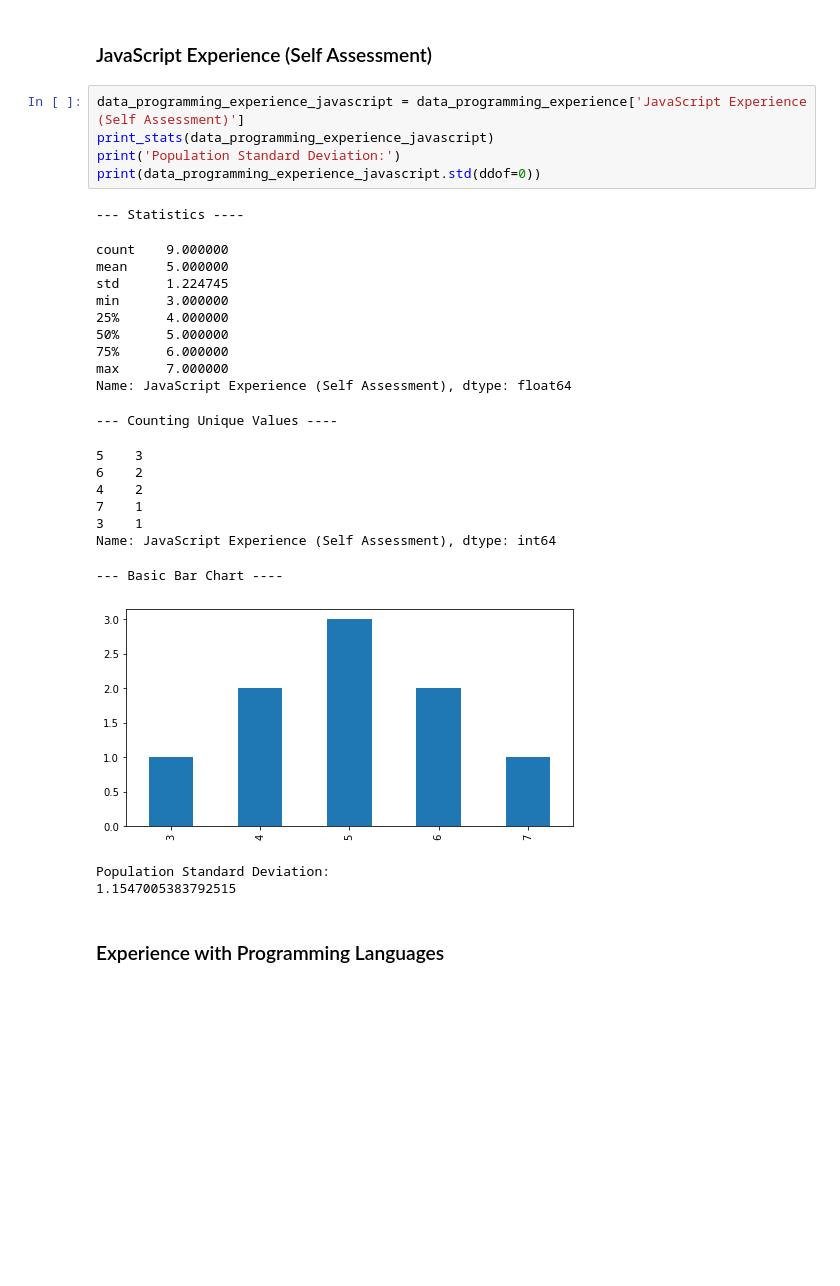
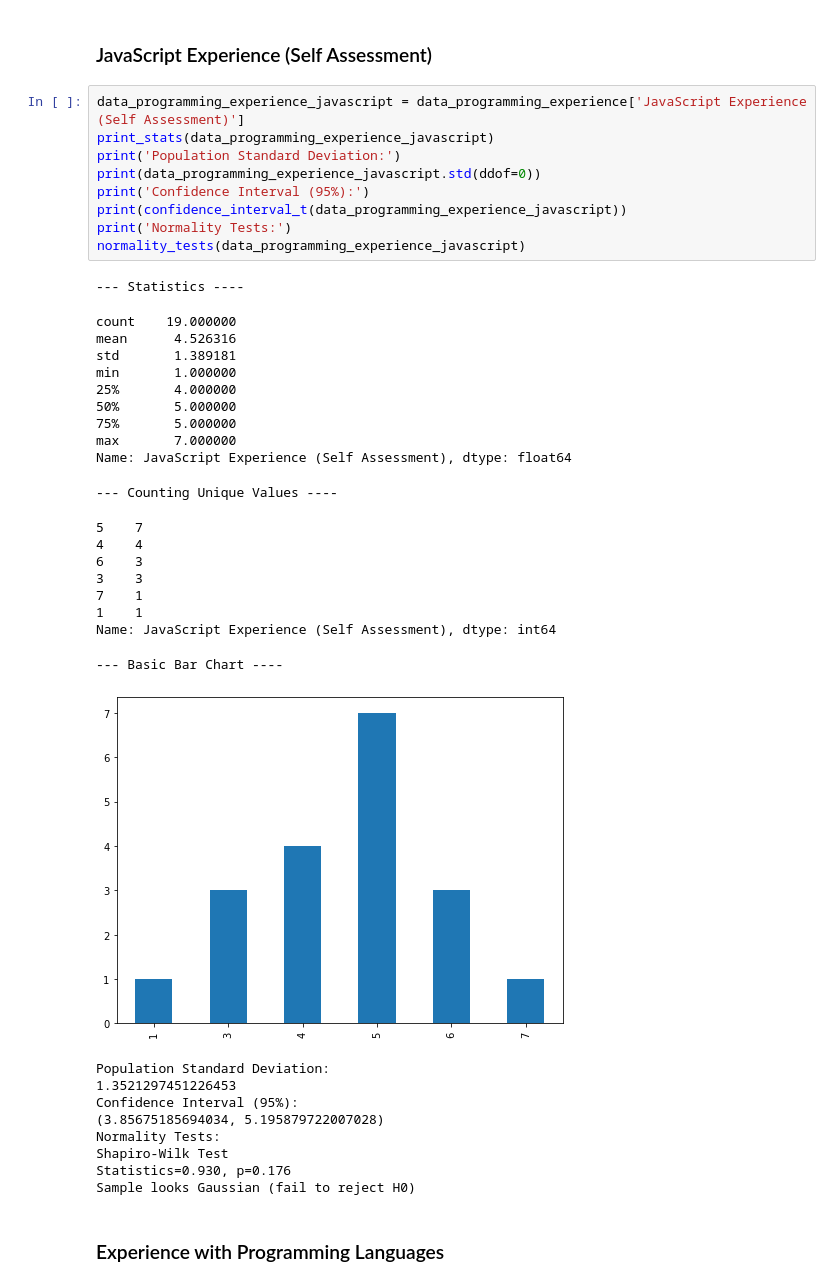
Before and after one commit to YanuX-Framework/YanuX-Cruncher, a Jupyter notebook: YanuXSkeletronUserStudy.ipynb, the cells around one changed output. Saved outputs shown, nothing was run; the diff lists cells and outputs as text; blank space fills up the shorter version.

```diff
--- a/YanuXSkeletronUserStudy.ipynb
+++ b/YanuXSkeletronUserStudy.ipynb
@@ -350,30 +586,41 @@ Population Standard Deviation:
 # %%
 data_programming_experience_javascript = data_programming_experience['JavaScript Experience (Self Assessment)']
 print_stats(data_programming_experience_javascript)
 print('Population Standard Deviation:')
 print(data_programming_experience_javascript.std(ddof=0))
+print('Confidence Interval (95%):')
+print(confidence_interval_t(data_programming_experience_javascript))
+print('Normality Tests:')
+normality_tests(data_programming_experience_javascript)
 # %% [output]
 --- Statistics ----
-count    9.000000
-mean     5.000000
-std      1.224745
-min      3.000000
-25%      4.000000
-50%      5.000000
-75%      6.000000
-max      7.000000
+count    19.000000
+mean      4.526316
+std       1.389181
+min       1.000000
+25%       4.000000
+50%       5.000000
+75%       5.000000
+max       7.000000
 Name: JavaScript Experience (Self Assessment), dtype: float64
 --- Counting Unique Values ----
-5    3
-6    2
-4    2
+5    7
+4    4
+6    3
+3    3
 7    1
-3    1
+1    1
 Name: JavaScript Experience (Self Assessment), dtype: int64
 --- Basic Bar Chart ----
-[figure, old version]
+[figure, new version]
 Population Standard Deviation:
-1.1547005383792515
+1.3521297451226453
+Confidence Interval (95%):
+(3.85675185694034, 5.195879722007028)
+Normality Tests:
+Shapiro-Wilk Test
+Statistics=0.930, p=0.176
+Sample looks Gaussian (fail to reject H0)
 # %% [markdown]
 ### Experience with Programming Languages
 # %%
```
Also changed, not shown: parts of 66 cells of this notebook, 1 other file.
